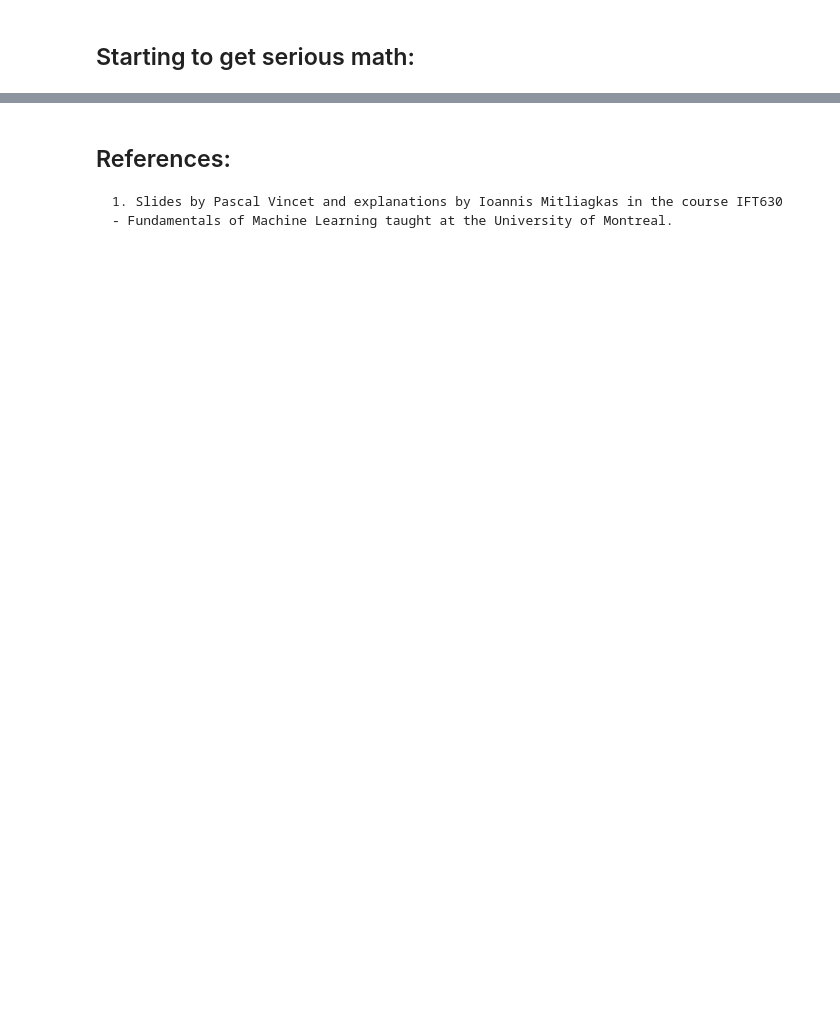
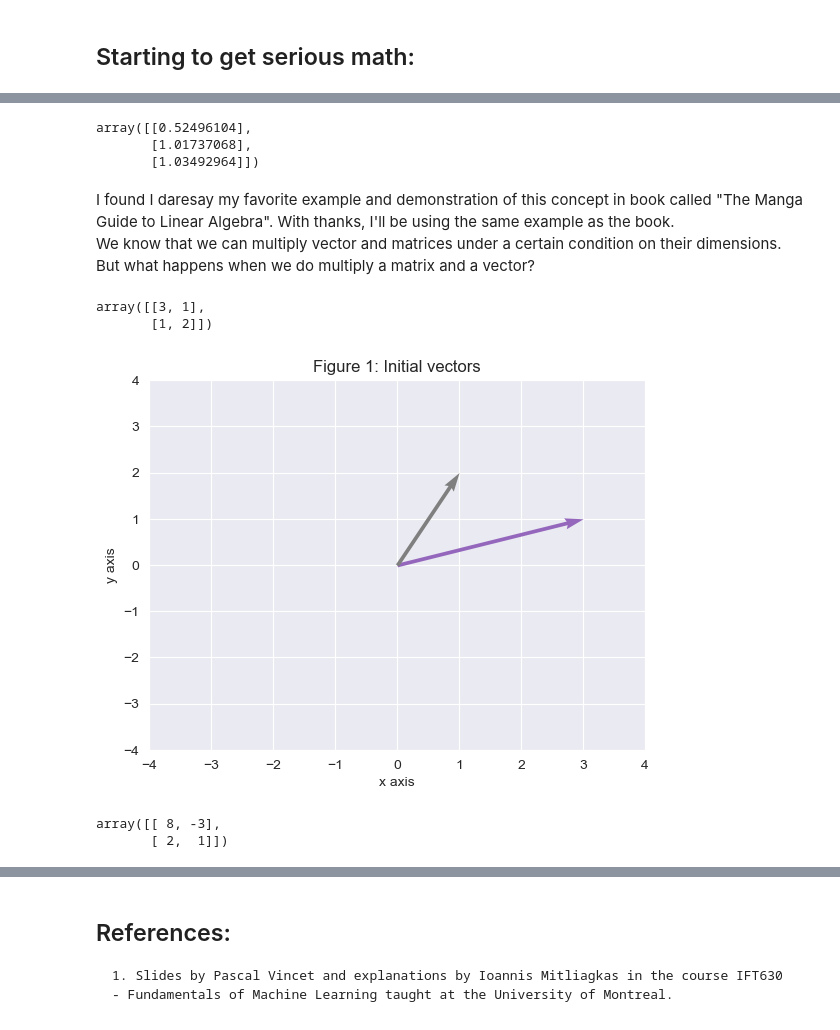
Before and after one commit to Etrama/statistics-primer, a Jupyter notebook: src/001-PCA.ipynb, the cells around one changed output, grey strips where cells are left out. Saved outputs shown, nothing was run; the diff lists cells and outputs as text; code cells hidden in the pictures; blank space fills up the shorter version.

```diff
--- a/src/001-PCA.ipynb
+++ b/src/001-PCA.ipynb
@@ -14,6 +16,10 @@ PCA stands for Principal Component Analysis. If you have multidimensional data t
 # there's no understanding without doing, so let's write some code
 import numpy as np
 import matplotlib.pyplot as plt
+import matplotlib.colors as mcolors
+import seaborn as sns
+import random
+sns.set_style("darkgrid")
 from sklearn.datasets import load_wine
 np.random.seed(420)
 # %% [markdown]
@@ -185,0 +230,52 @@ Positive covariance values between two features indicate that as one feature inc
+# %%
+# for instance:
+matrix1 = np.random.rand(3,3)
+vector1 = np.random.rand(3,1)
+# we can multiply matrix1 and vector1 because: (3x3)x(3x1),
+# both the inner dimensions are the same just as in the
+# matrix to matrix multiplication
+matrix1.dot(vector1)
+# %% [output]
+array([[0.52496104],
+       [1.01737068],
+       [1.03492964]])
+# %% [markdown]
+I found I daresay my favorite example and demonstration of this concept in book called "The Manga Guide to Linear Algebra". With thanks, I'll be using the same example as the book.
+We know that we can multiply vector and matrices under a certain condition on their dimensions. But what happens when we do multiply a matrix and a vector?
+# %%
+# Consider the following two vectors:
+vector1 = np.array([3, 1]) # represents the point, x=3, y=1
+vector2 = np.array([1, 2]) # represents the point x=1, y=2
+# %%
+np.array([vector1, vector2])
+# %% [output]
+array([[3, 1],
+       [1, 2]])
+# %%
+def plot_vectors(list_of_vectors):
+    # https://saturncloud.io/blog/how-to-plot-vectors-in-python-using-matplotlib-a-guide-for-data-scientists/
+    fig, ax = plt.subplots()
+    # colors = list("bgrcmy")
+    for vector in list_of_vectors:
+        ax.quiver(0, 0, vector[0], vector[1], angles='xy', scale_units='xy', scale=1, color=random.choice(list(mcolors.TABLEAU_COLORS.values())
+))
+    xlim = max(np.array(list_of_vectors).max(axis=0))
+    ylim = max(np.array(list_of_vectors).max(axis=1))
+    ax.set_xlim([-xlim-1, xlim+1])
+    ax.set_ylim([-ylim-1, ylim+1])
+    # plt.grid()
+    plt.xlabel("x axis")
+    plt.ylabel("y axis")
+    plt.title("Figure 1: Initial vectors")
+    plt.show()
+# %%
+plot_vectors([vector1, vector2])
+# %% [output]
+[figure, added]
+# %%
+# say we multiply these vectors by a 2x2 matrix
+matrix1 = np.array([[8, -3],[2, 1]])
+matrix1
+# %% [output]
+array([[ 8, -3],
+       [ 2,  1]])
```
Also changed, not shown: parts of 46 cells of this notebook, 2 other files.
